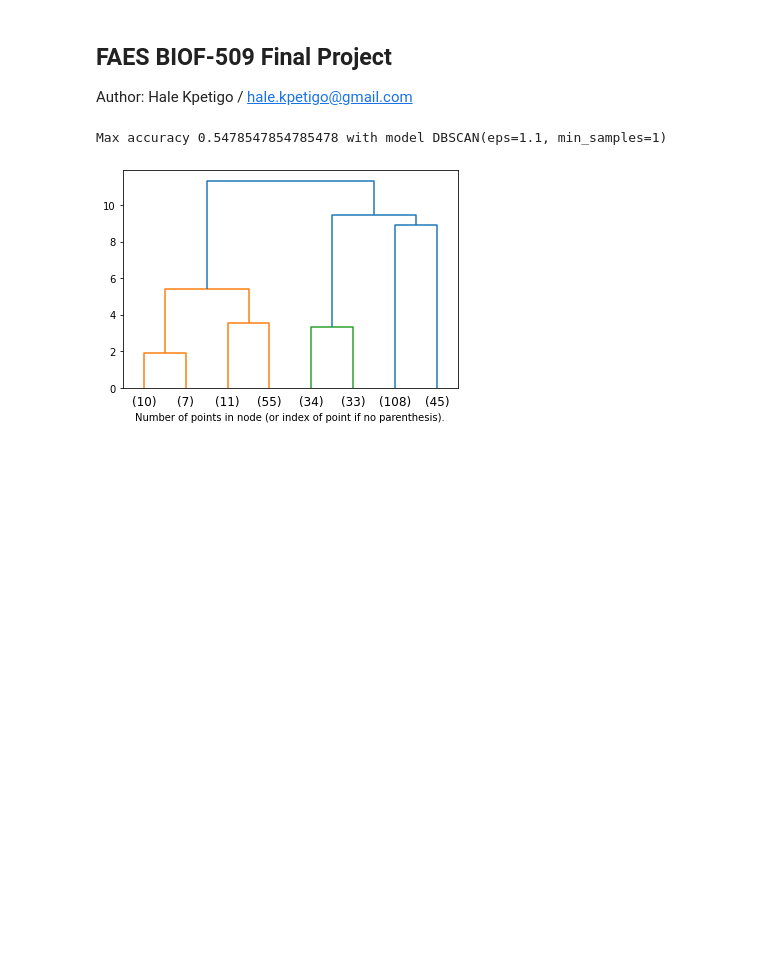
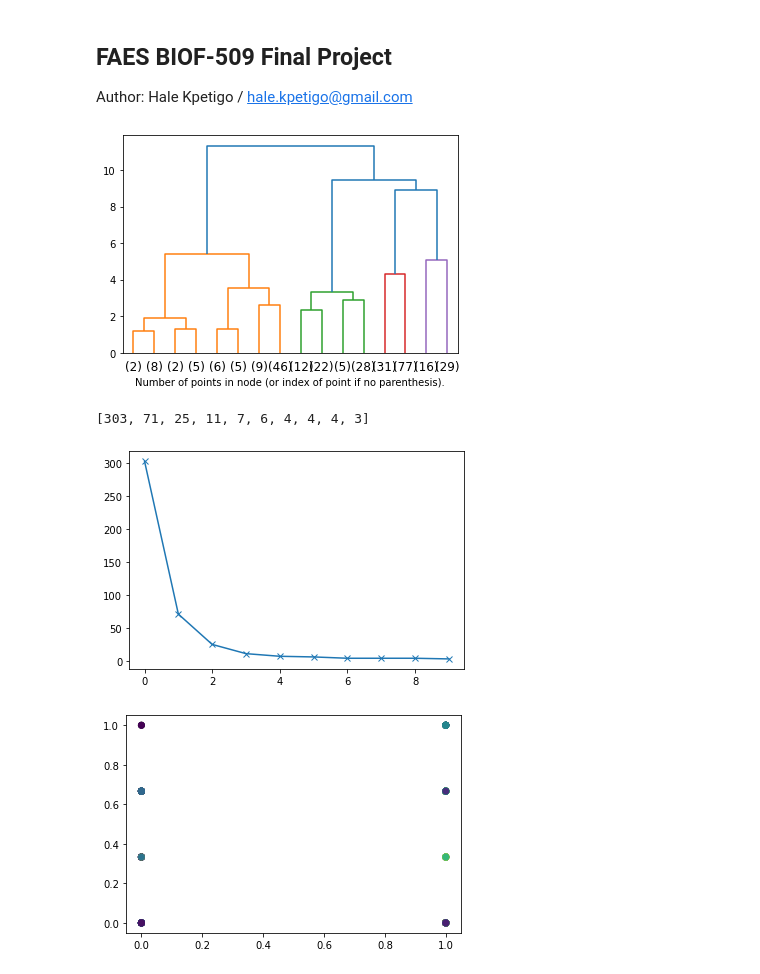
Before and after one commit to halekpetigo/BIOF509, a Jupyter notebook: FAES-BIOF-509-Hale_Kpetigo-FinalProject.ipynb, the cells around one changed output. Drawn from its saved outputs; the diff is of its cells as text; code cells hidden in the pictures; blank space fills up the shorter version.

```diff
--- a/FAES-BIOF-509-Hale_Kpetigo-FinalProject.ipynb
+++ b/FAES-BIOF-509-Hale_Kpetigo-FinalProject.ipynb
@@ -91,6 +94,23 @@ class BIOF509Unsupervised:
 
         #print(self.reduced_pd_data)
 
+    def plotKmean_elbow(self):
+        ks = list(range(1, 10))
+        kmeans_models = []
+        inertias = []
+
+        for k in ks:
+            model = KMeans(n_clusters=k, random_state=509).fit(self.scaled_data)
+            kmeans_models.append(model)
+            inertias.append(model.inertia_)
+
+        fig1, ax1 = plt.subplots()
+        ax1.plot(ks, inertias, '-x')
+        ax1.set_title('KMean Elbow')
+        ax1.set_ylabel('inertia')
+        ax1.set_xlabel('k')
+        #ax1.show()
+
     def predict(self, eps=[0.1*i for i in range(1,20)], min_samples=list(range(1,11))):
         self.eps = eps
         self.min_samples = min_samples
@@ -163,19 +183,42 @@ class BIOF509Unsupervised:
     def BIOF509Hierarchical(self):
         model = AgglomerativeClustering(distance_threshold=2, n_clusters=None)
         labels = model.fit_predict(self.scaled_data)
-        self.plot_dendrogram(model, truncate_mode='level', p=2)
+        self.plot_dendrogram(model, truncate_mode='level', p=3)
         plt.xlabel("Number of points in node (or index of point if no parenthesis).")
         plt.show()
+
+    def plotHierarchy_elbow(self):
+        # vary parameters
+        thresh = list(range(10))
+        agg_models = []
+        n_clusters = []
+
+        for t in thresh:
+            model = AgglomerativeClustering(distance_threshold=t, n_clusters=None).fit(self.scaled_data)
+            agg_models.append(model)
+            n_clusters.append(model.n_clusters_)
+
+        fig2, ax2 = plt.subplots()
+        ax2.plot(thresh, n_clusters, '-x')
+        display(n_clusters)
+
+        # plotting with agglomerative model labels
+        fig3, ax3 = plt.subplots()
+        ax3.scatter(self.scaled_data[:,1], self.scaled_data[:,2], c=agg_models[2].labels_.astype(float))
 # %%
 FinalProject = BIOF509Unsupervised("heart 2.csv")
 # FinalProject.plot_data()
 
-FinalProject.BIOF509Kmeans()
-FinalProject.BIOF509Density()
+#FinalProject.BIOF509Kmeans()
+#FinalProject.plotKmean_elbow()
+#FinalProject.BIOF509Density()
 FinalProject.BIOF509Hierarchical()
+FinalProject.plotHierarchy_elbow()
 # %% [output]
+[figure, new version]
-Max accuracy 0.5478547854785478 with model DBSCAN(eps=1.1, min_samples=1)
+[303, 71, 25, 11, 7, 6, 4, 4, 4, 3]
-[figure, old version]
+[figure, added]
+[figure, added]
 # %%
 class BIOF509Supervised:
 
```
Also changed, not shown: parts of 3 cells of this notebook.
